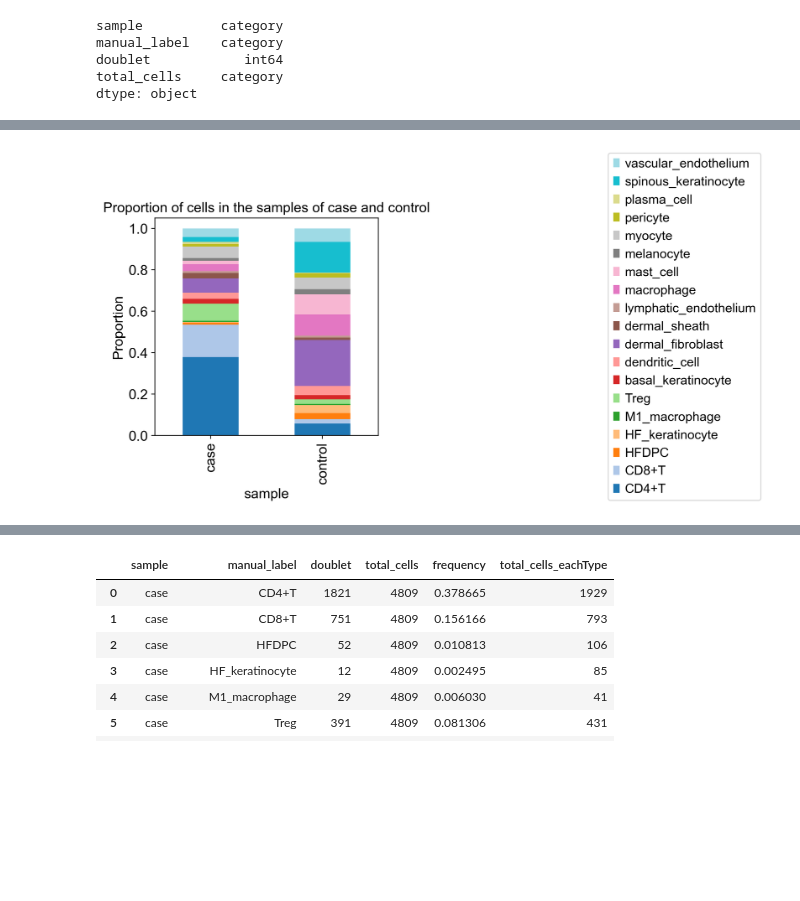
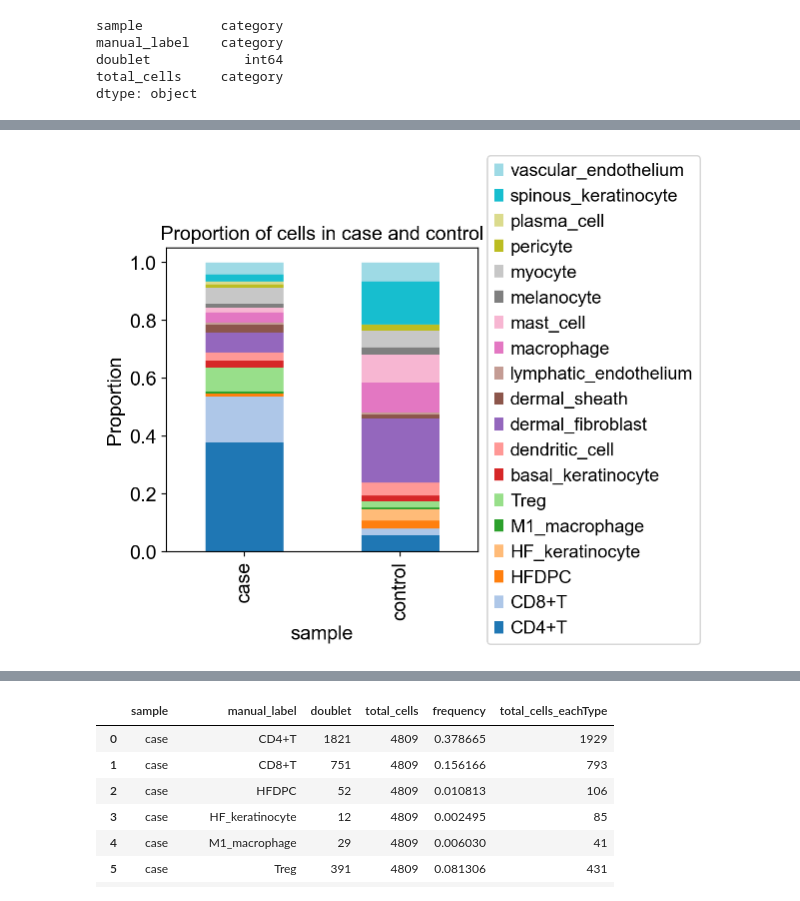
Before and after one commit to chira-ploy/singlecells-DataPlayground, a Jupyter notebook: alopecia_areata/alopecia_areata_analysis.ipynb, the cells around one changed output, grey strips where cells are left out. Saved outputs shown, nothing was run; the diff lists cells and outputs as text; code cells hidden in the pictures; blank space fills up the shorter version.

Commit message:
calculated proportion of samples

```diff
--- a/alopecia_areata/alopecia_areata_analysis.ipynb
+++ b/alopecia_areata/alopecia_areata_analysis.ipynb
@@ -24,7 +24,7 @@ warnings.simplefilter("ignore", category=pd.errors.PerformanceWarning)
 # %%
 sc.settings.verbosity = 0
 sc.settings.set_figure_params(
-    dpi=160,
+    dpi=100,
     facecolor="white",
     frameon=False,)
 # %%
@@ -179,14 +201,14 @@ df_grouped
 | 1 | control | 0.057143 | 0.022222 | 0.028571 | 0.038624 | 0.006349 | 0.021164 | 0.020106 | ... |
 # %%
 ax = df_grouped.plot(x='sample', kind='bar', stacked=True, colormap='tab20')
-plt.legend(loc='center left', bbox_to_anchor=(2, 0.5), reverse=True)
+plt.legend(loc='center left', bbox_to_anchor=(1, 0.5), reverse=True)
 plt.ylabel('Proportion')
-plt.title('Proportion of cells in the samples of case and control')
+plt.title('Proportion of cells in case and control')
 # Remove grid lines
 ax.grid(False)
 plt.show()
 # %% [output]
-[figure, old version]
+[figure, new version]
 # %%
 cell_type_count_eachType = adata.obs.groupby(['manual_label']).count()
 # %%
```
Also changed, not shown: parts of 13 cells of this notebook.
